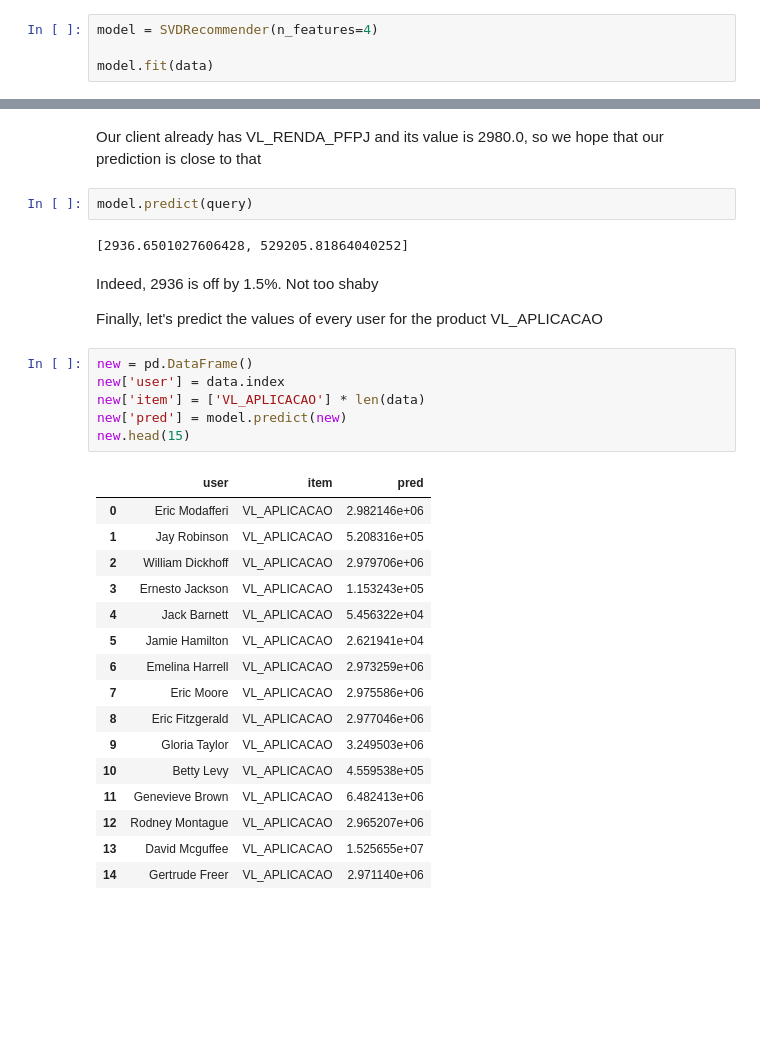
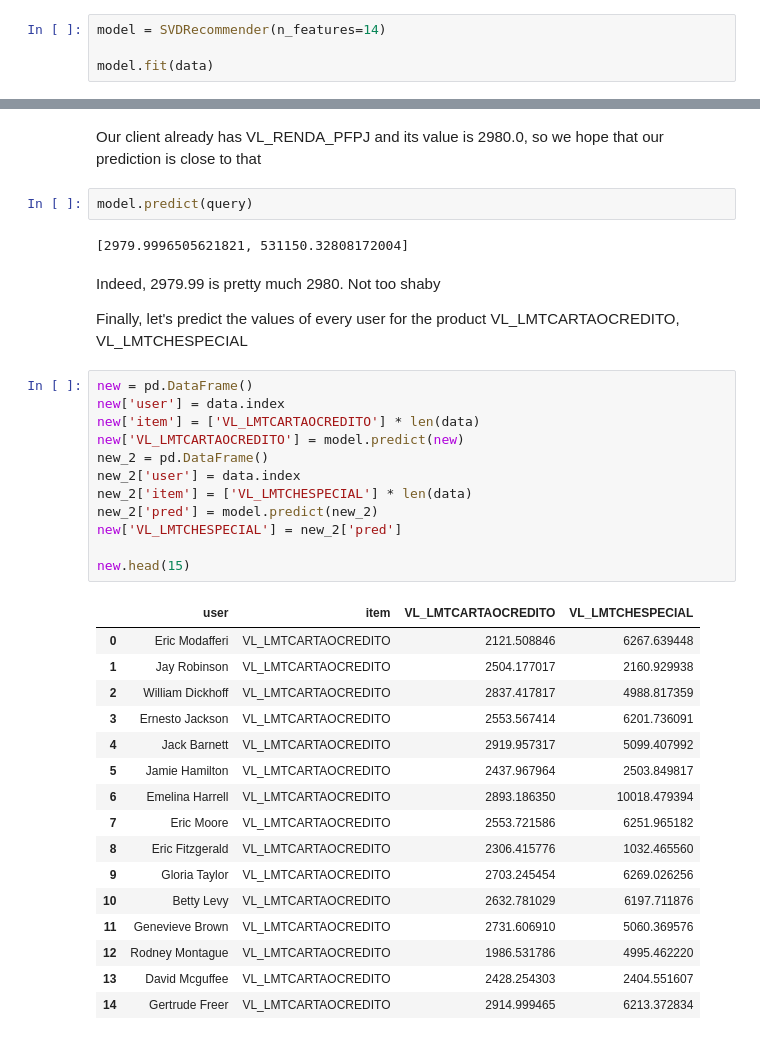
Before and after one commit to cetaxconsultoria/cecred_analysis, a Jupyter notebook: results/collaborative/Collaborative Amount.ipynb, the cells around one changed output, grey strips where cells are left out. Cells and saved outputs as stored; diff of their text form; blank space fills up the shorter version.

```diff
--- a/results/collaborative/Collaborative Amount.ipynb
+++ b/results/collaborative/Collaborative Amount.ipynb
@@ -85,7 +95,7 @@ Quick Q.A. on the number of features below:
 - **Did I do it?** No
 - **More features == better?** Not necessarily. A lot of features increase variance and model complexity, reducing bias  and overfitting your model. Too little features decrease your model complexity, making it too biased and useless as a general model
 # %%
-model = SVDRecommender(n_features=4)
+model = SVDRecommender(n_features=14)
 
 model.fit(data)
 # %% [output]
@@ -143,31 +160,37 @@ Our client already has VL_RENDA_PFPJ and its value is 2980.0, so we hope that ou
 # %%
 model.predict(query)
 # %% [output]
-[2936.6501027606428, 529205.81864040252]
+[2979.9996505621821, 531150.32808172004]
 # %% [markdown]
-Indeed, 2936 is off by 1.5%. Not too shaby
+Indeed, 2979.99 is pretty much 2980. Not too shaby
 
-Finally, let's predict the values of every user for the product VL_APLICACAO
+Finally, let's predict the values of every user for the product VL_LMTCARTAOCREDITO, VL_LMTCHESPECIAL
 # %%
 new = pd.DataFrame()
 new['user'] = data.index
-new['item'] = ['VL_APLICACAO'] * len(data)
-new['pred'] = model.predict(new)
+new['item'] = ['VL_LMTCARTAOCREDITO'] * len(data)
+new['VL_LMTCARTAOCREDITO'] = model.predict(new)
+new_2 = pd.DataFrame()
+new_2['user'] = data.index
+new_2['item'] = ['VL_LMTCHESPECIAL'] * len(data)
+new_2['pred'] = model.predict(new_2)
+new['VL_LMTCHESPECIAL'] = new_2['pred']
+
 new.head(15)
 # %% [output]
-|  | user | item | pred |
-| 0 | Eric Modafferi | VL_APLICACAO | 2.982146e+06 |
-| 1 | Jay Robinson | VL_APLICACAO | 5.208316e+05 |
-| 2 | William Dickhoff | VL_APLICACAO | 2.979706e+06 |
-| 3 | Ernesto Jackson | VL_APLICACAO | 1.153243e+05 |
-| 4 | Jack Barnett | VL_APLICACAO | 5.456322e+04 |
-| 5 | Jamie Hamilton | VL_APLICACAO | 2.621941e+04 |
-| 6 | Emelina Harrell | VL_APLICACAO | 2.973259e+06 |
-| 7 | Eric Moore | VL_APLICACAO | 2.975586e+06 |
-| 8 | Eric Fitzgerald | VL_APLICACAO | 2.977046e+06 |
-| 9 | Gloria Taylor | VL_APLICACAO | 3.249503e+06 |
-| 10 | Betty Levy | VL_APLICACAO | 4.559538e+05 |
-| 11 | Genevieve Brown | VL_APLICACAO | 6.482413e+06 |
-| 12 | Rodney Montague | VL_APLICACAO | 2.965207e+06 |
-| 13 | David Mcguffee | VL_APLICACAO | 1.525655e+07 |
-| 14 | Gertrude Freer | VL_APLICACAO | 2.971140e+06 |
+|  | user | item | VL_LMTCARTAOCREDITO | VL_LMTCHESPECIAL |
+| 0 | Eric Modafferi | VL_LMTCARTAOCREDITO | 2121.508846 | 6267.639448 |
+| 1 | Jay Robinson | VL_LMTCARTAOCREDITO | 2504.177017 | 2160.929938 |
+| 2 | William Dickhoff | VL_LMTCARTAOCREDITO | 2837.417817 | 4988.817359 |
+| 3 | Ernesto Jackson | VL_LMTCARTAOCREDITO | 2553.567414 | 6201.736091 |
+| 4 | Jack Barnett | VL_LMTCARTAOCREDITO | 2919.957317 | 5099.407992 |
+| 5 | Jamie Hamilton | VL_LMTCARTAOCREDITO | 2437.967964 | 2503.849817 |
+| 6 | Emelina Harrell | VL_LMTCARTAOCREDITO | 2893.186350 | 10018.479394 |
+| 7 | Eric Moore | VL_LMTCARTAOCREDITO | 2553.721586 | 6251.965182 |
+| 8 | Eric Fitzgerald | VL_LMTCARTAOCREDITO | 2306.415776 | 1032.465560 |
+| 9 | Gloria Taylor | VL_LMTCARTAOCREDITO | 2703.245454 | 6269.026256 |
+| 10 | Betty Levy | VL_LMTCARTAOCREDITO | 2632.781029 | 6197.711876 |
+| 11 | Genevieve Brown | VL_LMTCARTAOCREDITO | 2731.606910 | 5060.369576 |
+| 12 | Rodney Montague | VL_LMTCARTAOCREDITO | 1986.531786 | 4995.462220 |
+| 13 | David Mcguffee | VL_LMTCARTAOCREDITO | 2428.254303 | 2404.551607 |
+| 14 | Gertrude Freer | VL_LMTCARTAOCREDITO | 2914.999465 | 6213.372834 |
```
Also changed, not shown: parts of 6 cells of this notebook, 3 other files.
